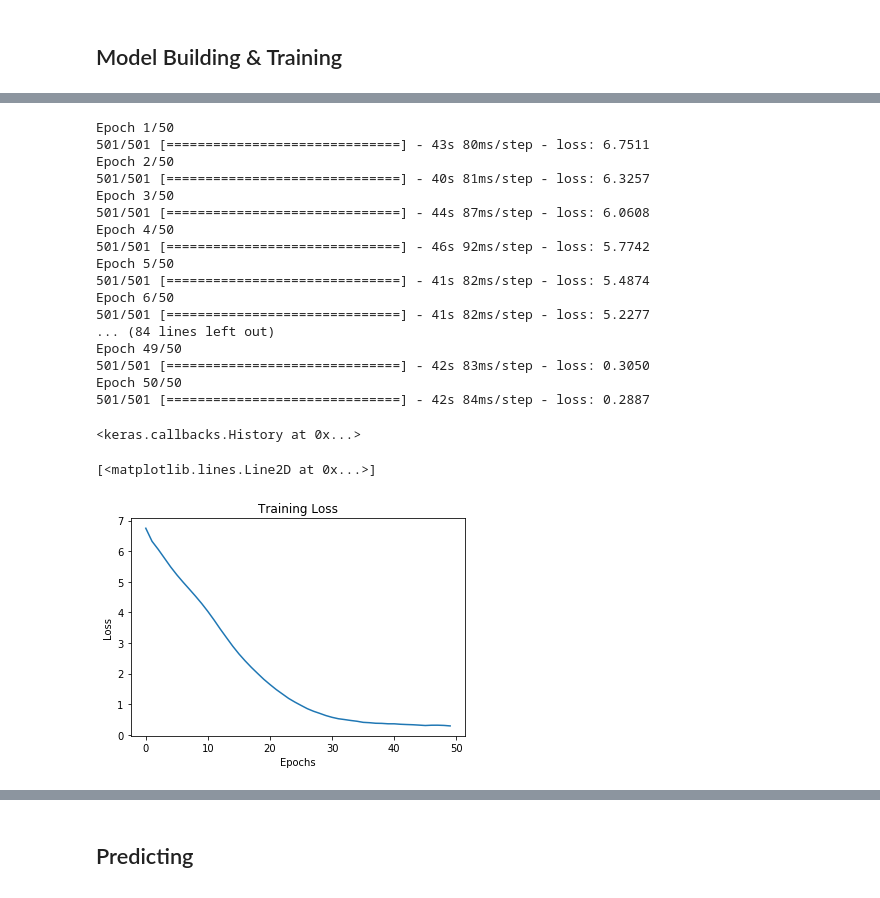
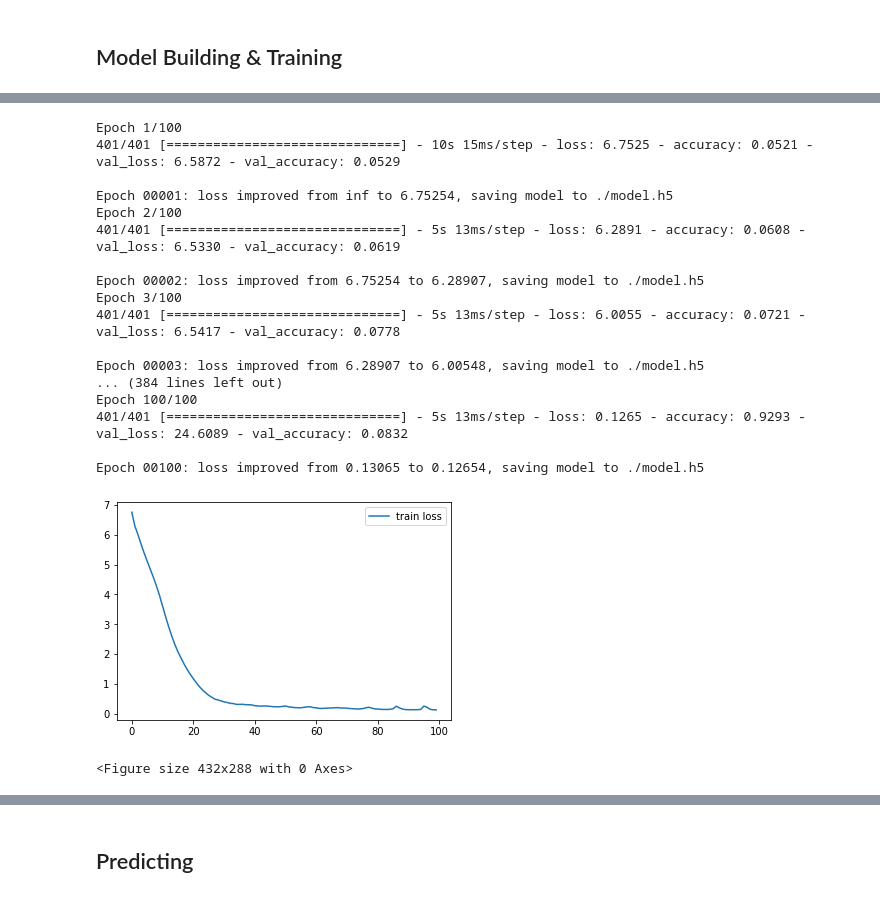
Before and after one commit to suyogdahal/next_word_prediction, a Jupyter notebook: main.ipynb, the cells around one changed output, grey strips where cells are left out. Drawn from its saved outputs; the diff is of its cells as text; code cells hidden in the pictures.

Commit message:
Trained for longer epochs

```diff
--- a/main.ipynb
+++ b/main.ipynb
@@ -18,7 +22,7 @@ For this project, we will be using the text corpus of an ebook ["A Christmas Car
 # %% [markdown]
 ## Data Preparation
 # %%
-with open("data/data.txt", "r", encoding='utf-8-sig') as f:
+with open("../input/a-christmas-carol-in-prose/data.txt", "r", encoding='utf-8-sig') as f:
     text = f.read()
 
 # Viewing a portion of the original text
@@ -94,3 +98,6 @@ y = sequences[:,3]
 # Converting output into binary class matrix
 y = to_categorical(y, num_classes=vocab_size)
 y[:5]
+
+# Train-test split
+X_train, X_test, y_train, y_test = train_test_split(X, y, test_size=0.2, random_state=42)
@@ -107,9 +108,9 @@ array([[0., 0., 0., ..., 0., 0., 0.],
 
 model = Sequential()
 model.add(Embedding(vocab_size, 10, input_length=3))
-model.add(LSTM(500, return_sequences=True))
-model.add(LSTM(500))
-model.add(Dense(500, activation='relu'))
+model.add(LSTM(1000, return_sequences=True))
+model.add(LSTM(1000))
+model.add(Dense(1000, activation='relu'))
 model.add(Dense(vocab_size, activation='softmax'))
 
 model.summary()
@@ -136,35 +136,44 @@ _________________________________________________________________
 # %%
 # Training the model
 
-checkpoint = ModelCheckpoint("saved_models/model.h5", monitor="loss", save_best_only=True)
-model.compile(loss="categorical_crossentropy", optimizer=Adam(learning_rate=0.001))
-model.fit(X,y, epochs=50, batch_size=64, callbacks=[checkpoint])
+checkpoint = ModelCheckpoint("./model.h5", monitor="loss", verbose=1, save_best_only=True)
+
+model.compile(loss="categorical_crossentropy",
+              optimizer=Adam(learning_rate=0.001),
+              metrics=['accuracy'])
+
+history = model.fit(X_train,
+          y_train,
+          epochs=100,
+          batch_size=64,
+          validation_data=(X_test, y_test),
+          callbacks=[checkpoint])
 # %% [output]
-Epoch 1/50
-501/501 [==============================] - 43s 80ms/step - loss: 6.7511
-Epoch 2/50
-501/501 [==============================] - 40s 81ms/step - loss: 6.3257
-Epoch 3/50
-501/501 [==============================] - 44s 87ms/step - loss: 6.0608
-Epoch 4/50
-501/501 [==============================] - 46s 92ms/step - loss: 5.7742
-Epoch 5/50
-501/501 [==============================] - 41s 82ms/step - loss: 5.4874
-Epoch 6/50
-501/501 [==============================] - 41s 82ms/step - loss: 5.2277
-... (84 lines left out)
-Epoch 49/50
-501/501 [==============================] - 42s 83ms/step - loss: 0.3050
-Epoch 50/50
-501/501 [==============================] - 42s 84ms/step - loss: 0.2887
+Epoch 1/100
+401/401 [==============================] - 10s 15ms/step - loss: 6.7525 - accuracy: 0.0521 - val_loss: 6.5872 - val_accuracy: 0.0529
+
+Epoch 00001: loss improved from inf to 6.75254, saving model to ./model.h5
+Epoch 2/100
+401/401 [==============================] - 5s 13ms/step - loss: 6.2891 - accuracy: 0.0608 - val_loss: 6.5330 - val_accuracy: 0.0619
+
+Epoch 00002: loss improved from 6.75254 to 6.28907, saving model to ./model.h5
+Epoch 3/100
+401/401 [==============================] - 5s 13ms/step - loss: 6.0055 - accuracy: 0.0721 - val_loss: 6.5417 - val_accuracy: 0.0778
+
+Epoch 00003: loss improved from 6.28907 to 6.00548, saving model to ./model.h5
+... (384 lines left out)
+Epoch 100/100
+401/401 [==============================] - 5s 13ms/step - loss: 0.1265 - accuracy: 0.9293 - val_loss: 24.6089 - val_accuracy: 0.0832
+
+Epoch 00100: loss improved from 0.13065 to 0.12654, saving model to ./model.h5
-<keras.callbacks.History at 0x...>
 # %%
-# Plotting loss on each epochs
-loss = model.history.history['loss']
-plt.title('Training Loss')
-plt.xlabel('Epochs')
-plt.ylabel('Loss')
-plt.plot(loss)
+# Plotting losses and accuracies on each epochs
+
+# loss
+plt.plot(history.history['loss'], label='train loss')
+plt.legend()
+plt.show()
+plt.savefig('loss')
 # %% [output]
+[figure, new version]
-[<matplotlib.lines.Line2D at 0x...>]
+<Figure size 432x288 with 0 Axes>
-[figure, old version]
```
Also changed, not shown: parts of 8 cells of this notebook.
